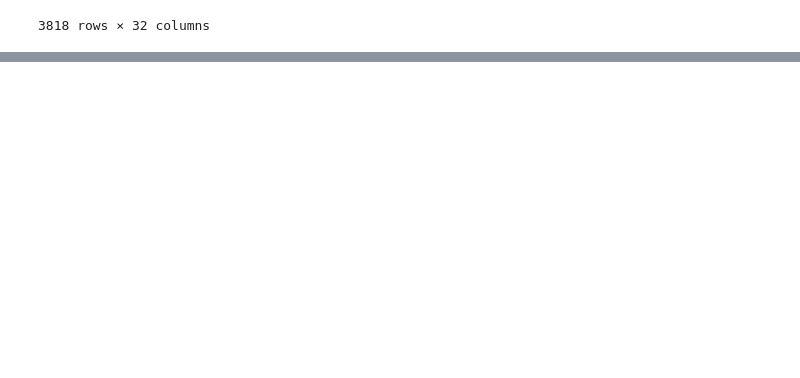
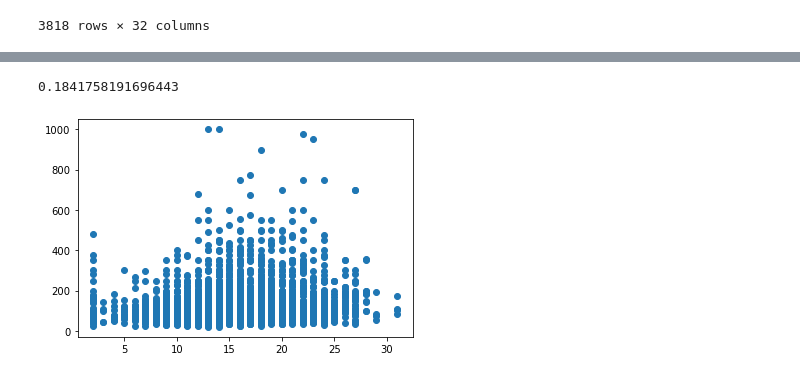
Before and after one commit to Ajax243/Airbnb_Seattle, a Jupyter notebook: listings_notebook.ipynb, the cells around one changed output, grey strips where cells are left out. Drawn from its saved outputs; the diff is of its cells as text; code cells hidden in the pictures; blank space fills up the shorter version.

```diff
--- a/listings_notebook.ipynb
+++ b/listings_notebook.ipynb
@@ -106,6 +167,9 @@ Try using .loc[row_indexer,col_indexer] = value instead
 
 See the caveats in the documentation: https://pandas.pydata.org/pandas-docs/stable/user_guide/indexing.html#returning-a-view-versus-a-copy
   df1['review_scores_total']=df1['review_scores_rating']+df1['review_scores_accuracy']+df1['review_scores_cleanliness']+df1.review_scores_checkin
+# %%
+df=df.drop(['name','summary','space','description','notes','transit','number_of_reviews','review_scores_rating','review_scores_accuracy','review_scores_cleanliness',
+         'review_scores_checkin','review_scores_communication','review_scores_value'],axis=1)
 # %%
 df2=df[['amenities']]
 df2['amenities']=(df2['amenities']).str.replace('"','')
@@ -157,0 +206,6 @@ df.head()
+# %%
+plt.scatter(x=df3['amenities_count'],y=(df['price']));
+df3['amenities_count'].corr((df['price']))
+# %% [output]
+0.1841758191696443
+[figure, added]
```
Also changed, not shown: parts of 18 cells of this notebook.
